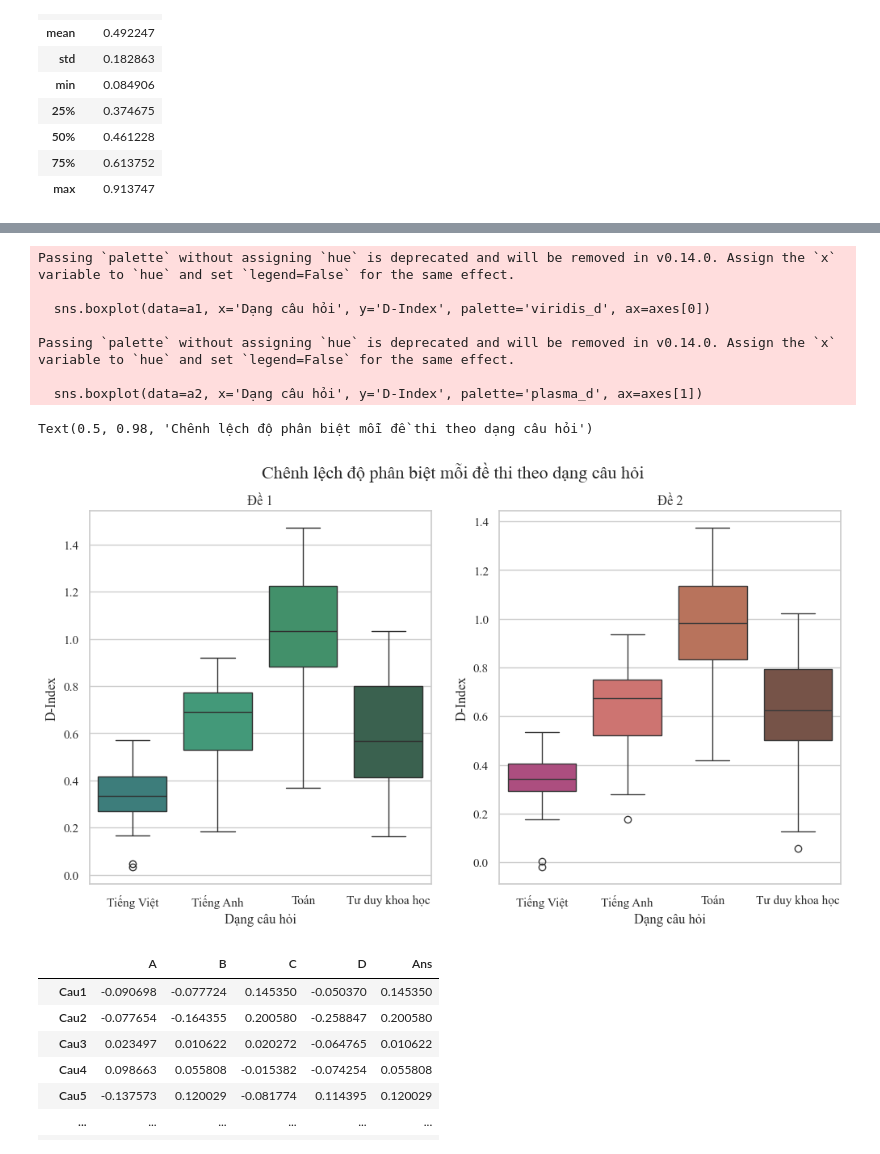
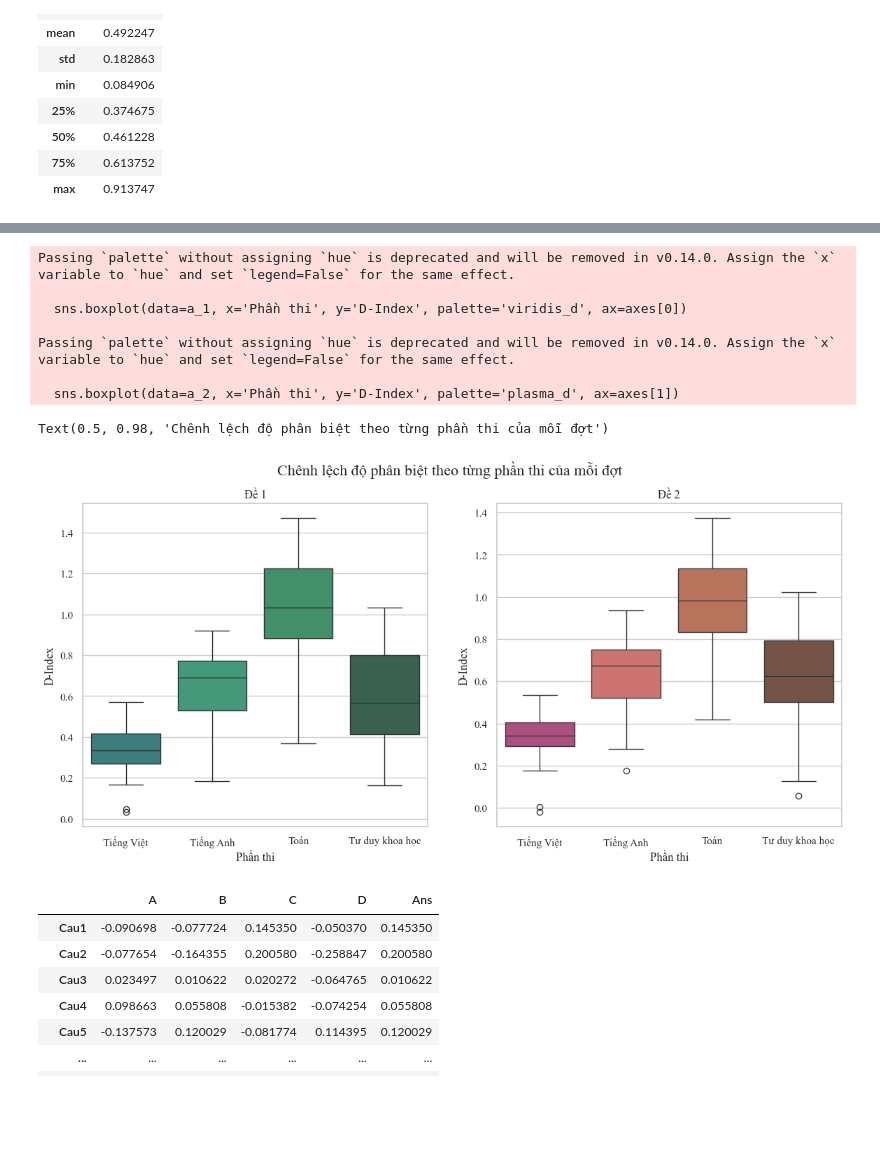
Before and after one commit to DuongThai2712/item-analysis-and-mmle-irt, a Jupyter notebook: main.ipynb, the cells around one changed output, grey strips where cells are left out. Saved outputs shown, nothing was run; the diff lists cells and outputs as text; code cells hidden in the pictures; blank space fills up the shorter version.

```diff
--- a/main.ipynb
+++ b/main.ipynb
@@ -402,12 +218,12 @@ Text(0.5, 0.98, 'Chênh lệch độ khó mỗi đề thi theo dạng câu hỏi
 # %%
 a_1, a_2 =  pd.DataFrame(), pd.DataFrame()
 for data in [df_TV1, df_TA1, df_TO1, df_KH1]:
-    data = tinh_diem(data)
+    data = ip.tinh_diem(data)
     a = (ctt.cal_disc(data[data['Null'] < 30])) # loại những thí sinh không thi 1 phần (bỏ toàn bộ câu hỏi của phần thi đó)
     a_1 = pd.concat([a_1, a], axis=0)
 
 for data in [df_TV2, df_TA2, df_TO2, df_KH2]:
-    data = tinh_diem(data)
+    data = ip.tinh_diem(data)
     a = (ctt.cal_disc(data[data['Null'] < 30])) # loại những thí sinh không thi 1 phần (bỏ toàn bộ câu hỏi của phần thi đó)
     a_2 = pd.concat([a_2, a], axis=0)
 
@@ -433,27 +249,6 @@ def a_category(disc):
 a_1['Phân loại'] = a_1['D-Index'].apply(a_category)
 a_2['Phân loại'] = a_2['D-Index'].apply(a_category)
 # %%
-sns.set_style("whitegrid")
-plt.rcParams['font.family'] = 'serif'
-plt.rcParams['font.serif'] = ['Times New Roman']
-plt.figure(figsize=(12, 6))
-
-a1 = a_1.copy()
-a2 = a_2.copy()
-
-a1["Đề"] = "Đề 1"
-a2["Đề"] = "Đề 2"
-merged = pd.concat([a1, a2], ignore_index=True)
-sns.countplot(data=merged, x='Phân loại', palette='Greens_d', order=['Kém', 'Chưa tốt', 'Chấp nhận được', 'Tương đối tốt',
-                                                                    'Tốt', 'Rất tốt','Quá tốt'], hue='Đề')
-plt.title('Thống kê số lượng câu hỏi theo độ phân biệt', fontsize=14)
-plt.xlabel(None)
-plt.ylabel('Số lượng')
-
-#thêm nhãn trên mỗi cột
-for p in plt.gca().patches:
-    height = p.get_height()
-    if height >0:
-        plt.gca().annotate(f'{int(height)}', (p.get_x() + p.get_width() / 2, height),
-                        ha='center', va='bottom', fontsize=10)
+ip.plot_item(a_1, a_2, title='Thống kê số lượng câu hỏi theo độ phân biệt', order=['Kém', 'Chưa tốt', 'Chấp nhận được', 'Tương đối tốt',
+                                                                    'Tốt', 'Rất tốt','Quá tốt',], palette='Greens_d', size=(10,6))
 # %% [output]
@@ -461,6 +256,6 @@ for p in plt.gca().patches:
 # %%
-a1['Dạng câu hỏi'] = (
-    a1.index.str.extract(r'(\d+)', expand=False)
+a_1['Phần thi'] = (
+    a_1.index.str.extract(r'(\d+)', expand=False)
             .astype(int)
             .map(lambda x: "Tiếng Việt" if x<=30 else
                            "Tiếng Anh" if x<=60 else
@@ -468,8 +263,8 @@ a1['Dạng câu hỏi'] = (
                            "Tư duy khoa học")
 )
 
-a2['Dạng câu hỏi'] = (
-    a2.index.str.extract(r'(\d+)', expand=False)
+a_2['Phần thi'] = (
+    a_2.index.str.extract(r'(\d+)', expand=False)
             .astype(int)
             .map(lambda x: "Tiếng Việt" if x<=30 else
                            "Tiếng Anh" if x<=60 else
@@ -477,22 +272,22 @@ a2['Dạng câu hỏi'] = (
                            "Tư duy khoa học")
 )
 # %%
-fig, axes = plt.subplots(ncols=2, figsize=(12, 6))
-sns.boxplot(data=a1, x='Dạng câu hỏi', y='D-Index', palette='viridis_d', ax=axes[0])
+fig, axes = plt.subplots(ncols=2, figsize=(14, 6))
+sns.boxplot(data=a_1, x='Phần thi', y='D-Index', palette='viridis_d', ax=axes[0])
 axes[0].set_title('Đề 1')
-sns.boxplot(data=a2, x='Dạng câu hỏi', y='D-Index', palette='plasma_d', ax=axes[1])
+sns.boxplot(data=a_2, x='Phần thi', y='D-Index', palette='plasma_d', ax=axes[1])
 axes[1].set_title('Đề 2')
-plt.suptitle('Chênh lệch độ phân biệt mỗi đề thi theo dạng câu hỏi', fontsize=16)
+plt.suptitle('Chênh lệch độ phân biệt theo từng phần thi của mỗi đợt', fontsize=16)
 # %% [output]
 Passing `palette` without assigning `hue` is deprecated and will be removed in v0.14.0. Assign the `x` variable to `hue` and set `legend=False` for the same effect.
 
-  sns.boxplot(data=a1, x='Dạng câu hỏi', y='D-Index', palette='viridis_d', ax=axes[0])
+  sns.boxplot(data=a_1, x='Phần thi', y='D-Index', palette='viridis_d', ax=axes[0])
 
 Passing `palette` without assigning `hue` is deprecated and will be removed in v0.14.0. Assign the `x` variable to `hue` and set `legend=False` for the same effect.
 
-  sns.boxplot(data=a2, x='Dạng câu hỏi', y='D-Index', palette='plasma_d', ax=axes[1])
+  sns.boxplot(data=a_2, x='Phần thi', y='D-Index', palette='plasma_d', ax=axes[1])
-Text(0.5, 0.98, 'Chênh lệch độ phân biệt mỗi đề thi theo dạng câu hỏi')
+Text(0.5, 0.98, 'Chênh lệch độ phân biệt theo từng phần thi của mỗi đợt')
-[figure, old version]
+[figure, new version]
 # %%
 def do_nhieu(data: pd.DataFrame, chamdiem, answer: pd.DataFrame, start, end):
     # Merge 1 lần
```
Also changed, not shown: parts of 20 cells of this notebook, 2 other files.
